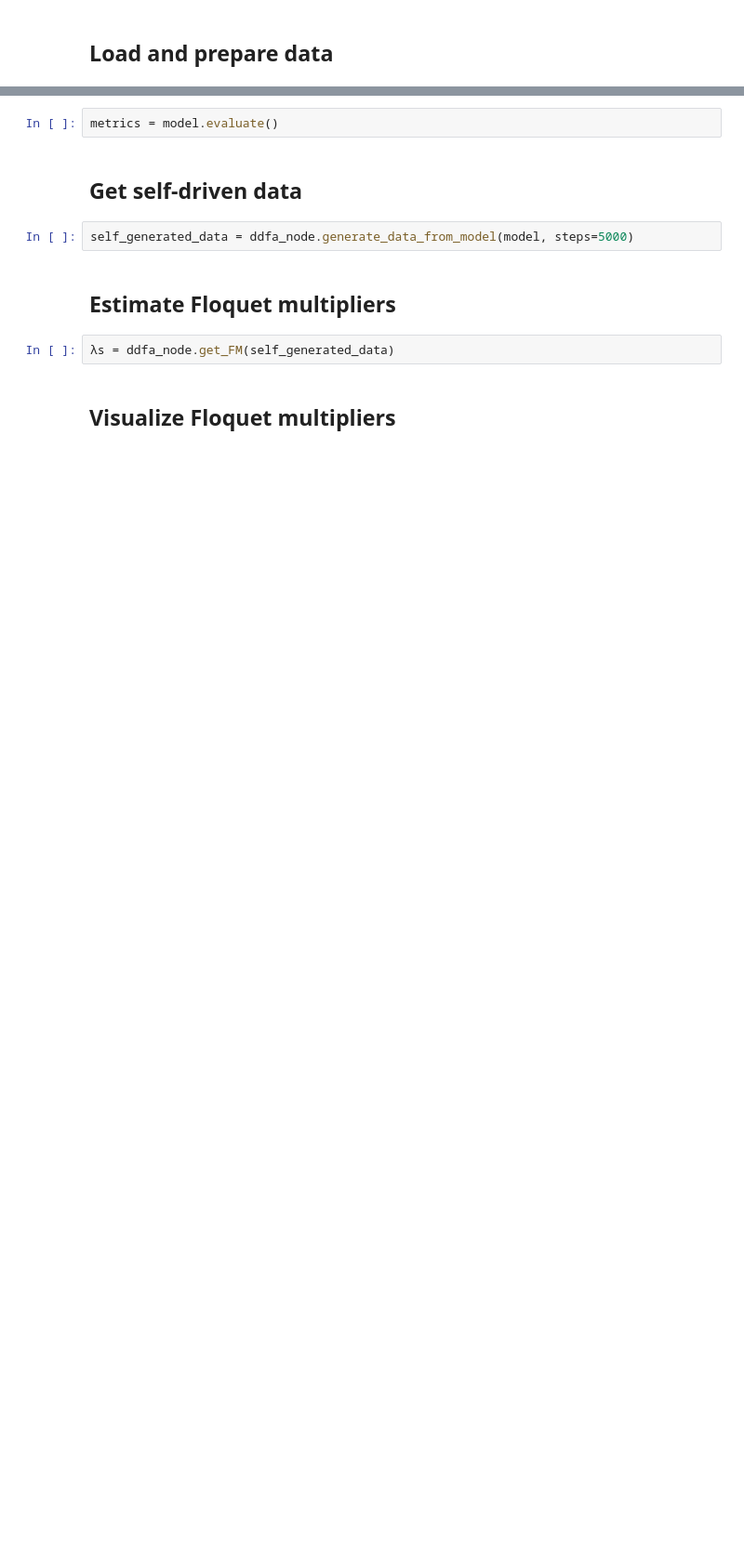
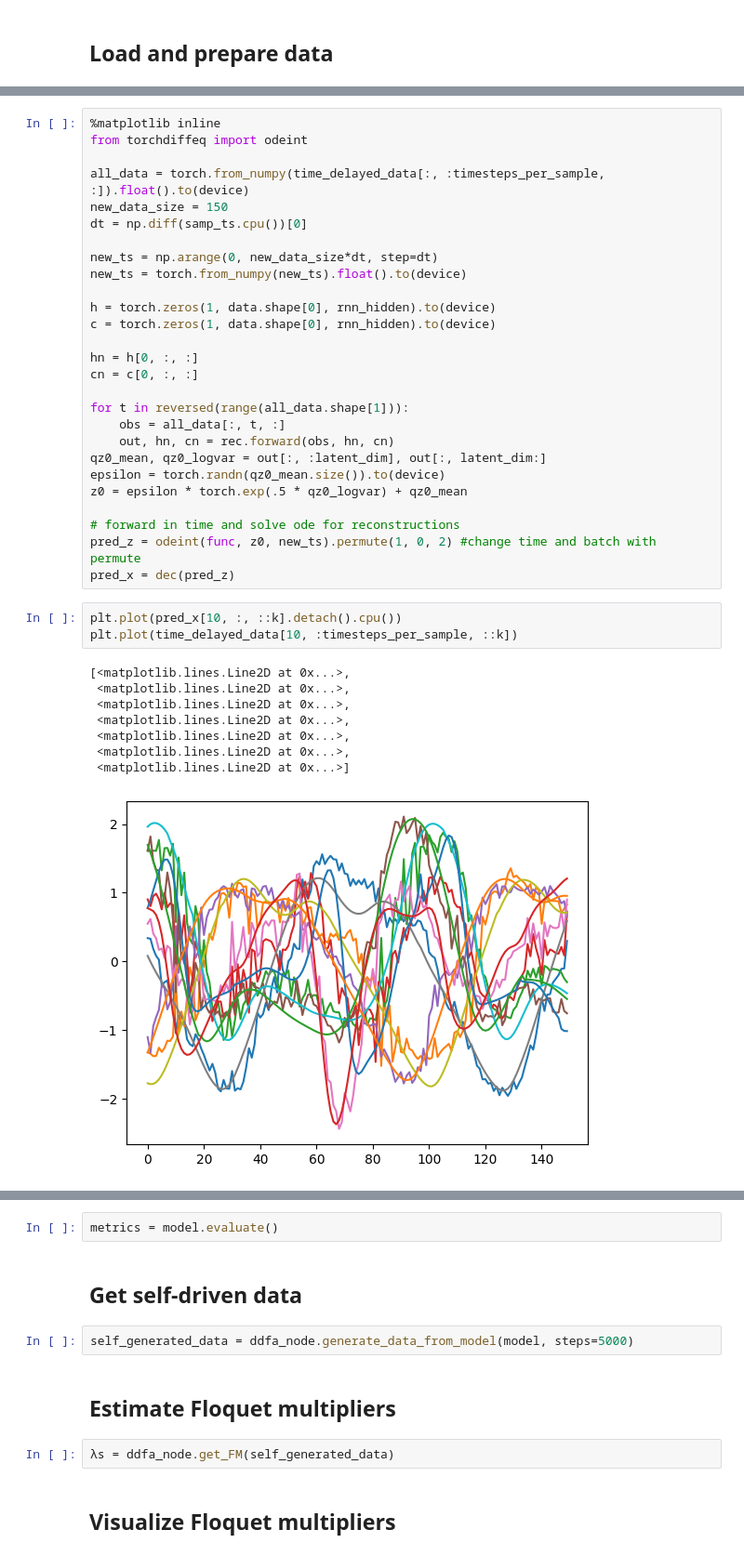
Before and after one commit to shinyoungkang1/NeuralODE, a Jupyter notebook: DDFA_NODE/Demo.ipynb, the cells around one changed output, grey strips where cells are left out. Shown at 93% size. Saved outputs shown, nothing was run; the diff lists cells and outputs as text; blank space fills up the shorter version.

```diff
--- a/DDFA_NODE/Demo.ipynb
+++ b/DDFA_NODE/Demo.ipynb
@@ -97,0 +91,39 @@ plt.show()
+# %%
+%matplotlib inline
+from torchdiffeq import odeint
+
+all_data = torch.from_numpy(time_delayed_data[:, :timesteps_per_sample, :]).float().to(device)
+new_data_size = 150
+dt = np.diff(samp_ts.cpu())[0]
+
+new_ts = np.arange(0, new_data_size*dt, step=dt)
+new_ts = torch.from_numpy(new_ts).float().to(device)
+
+h = torch.zeros(1, data.shape[0], rnn_hidden).to(device)
+c = torch.zeros(1, data.shape[0], rnn_hidden).to(device)
+
+hn = h[0, :, :]
+cn = c[0, :, :]
+
+for t in reversed(range(all_data.shape[1])):
+    obs = all_data[:, t, :]
+    out, hn, cn = rec.forward(obs, hn, cn)
+qz0_mean, qz0_logvar = out[:, :latent_dim], out[:, latent_dim:]
+epsilon = torch.randn(qz0_mean.size()).to(device)
+z0 = epsilon * torch.exp(.5 * qz0_logvar) + qz0_mean
+
+# forward in time and solve ode for reconstructions
+pred_z = odeint(func, z0, new_ts).permute(1, 0, 2) #change time and batch with permute
+pred_x = dec(pred_z)
+# %%
+plt.plot(pred_x[10, :, ::k].detach().cpu())
+plt.plot(time_delayed_data[10, :timesteps_per_sample, ::k])
+# %% [output]
+[<matplotlib.lines.Line2D at 0x...>,
+ <matplotlib.lines.Line2D at 0x...>,
+ <matplotlib.lines.Line2D at 0x...>,
+ <matplotlib.lines.Line2D at 0x...>,
+ <matplotlib.lines.Line2D at 0x...>,
+ <matplotlib.lines.Line2D at 0x...>,
+ <matplotlib.lines.Line2D at 0x...>]
+[figure, added]
```
Also changed, not shown: parts of 16 cells of this notebook, 3 other files.
